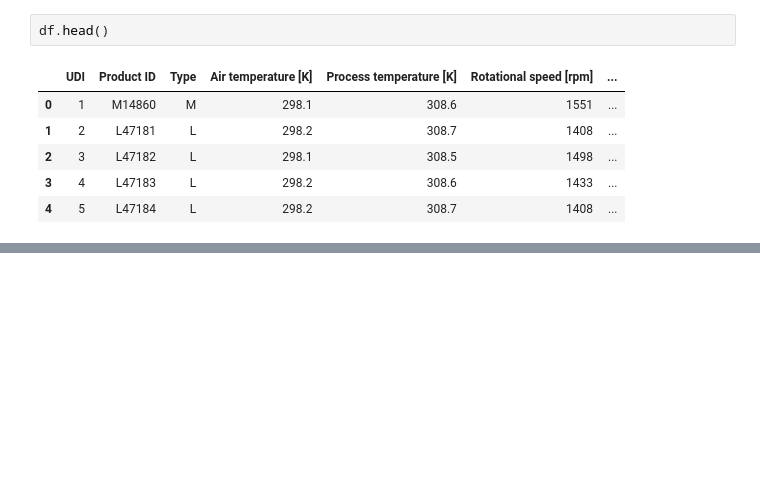
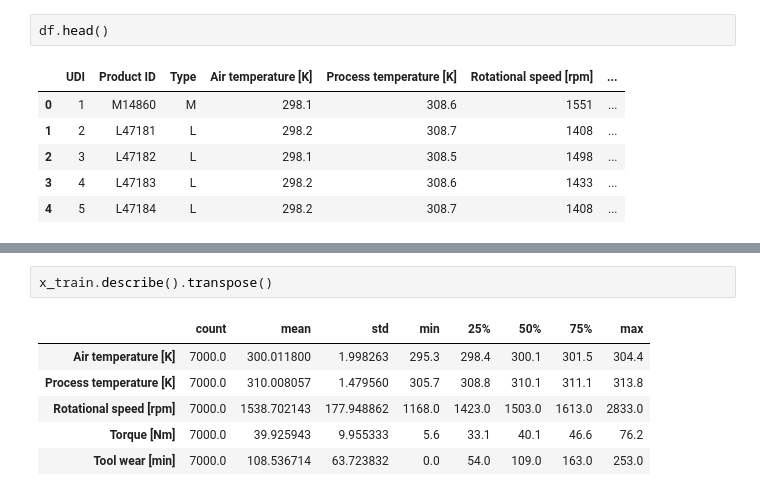
Before and after one commit to saptarshipal1/pred_maint_v.2.1, a Jupyter notebook: data/mac_fail_pred_model_2.ipynb, the cells around one changed output, grey strips where cells are left out. Drawn from its saved outputs; the diff is of its cells as text; blank space fills up the shorter version.

```diff
--- a/data/mac_fail_pred_model_2.ipynb
+++ b/data/mac_fail_pred_model_2.ipynb
@@ -81,0 +92,9 @@ df1[df1['Tool wear [min]'] == 0.0]
+# %%
+x_train.describe().transpose()
+# %% [output]
+|  | count | mean | std | min | 25% | 50% | 75% | max |
+| Air temperature [K] | 7000.0 | 300.011800 | 1.998263 | 295.3 | 298.4 | 300.1 | 301.5 | 304.4 |
+| Process temperature [K] | 7000.0 | 310.008057 | 1.479560 | 305.7 | 308.8 | 310.1 | 311.1 | 313.8 |
+| Rotational speed [rpm] | 7000.0 | 1538.702143 | 177.948862 | 1168.0 | 1423.0 | 1503.0 | 1613.0 | 2833.0 |
+| Torque [Nm] | 7000.0 | 39.925943 | 9.955333 | 5.6 | 33.1 | 40.1 | 46.6 | 76.2 |
+| Tool wear [min] | 7000.0 | 108.536714 | 63.723832 | 0.0 | 54.0 | 109.0 | 163.0 | 253.0 |
```
Also changed, not shown: parts of 13 cells of this notebook.
